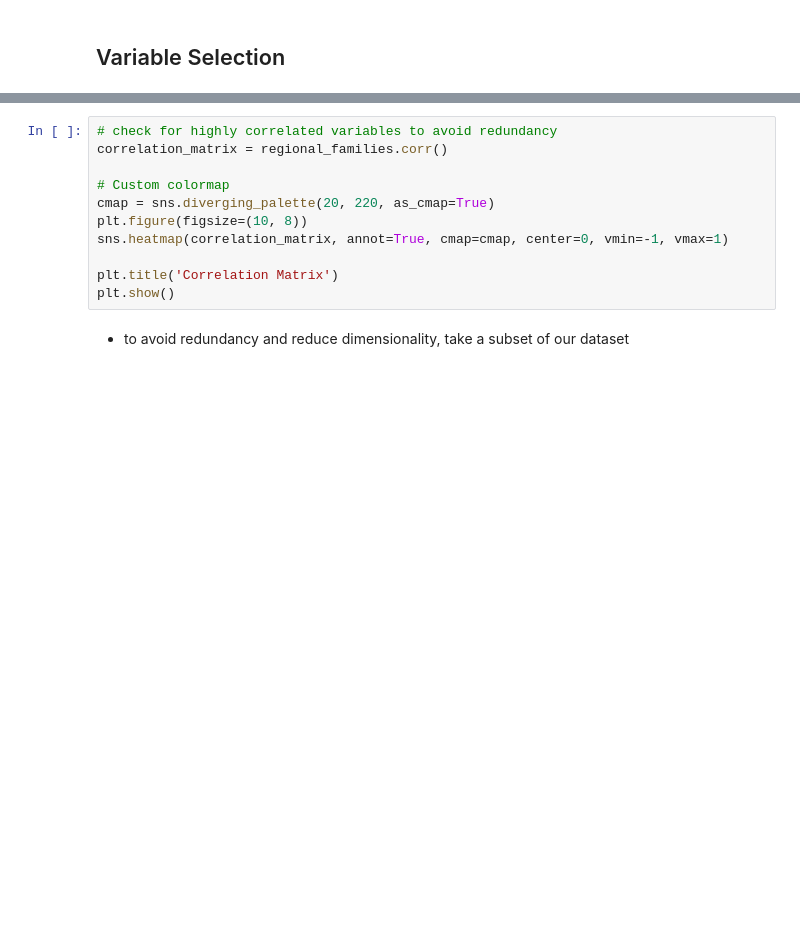
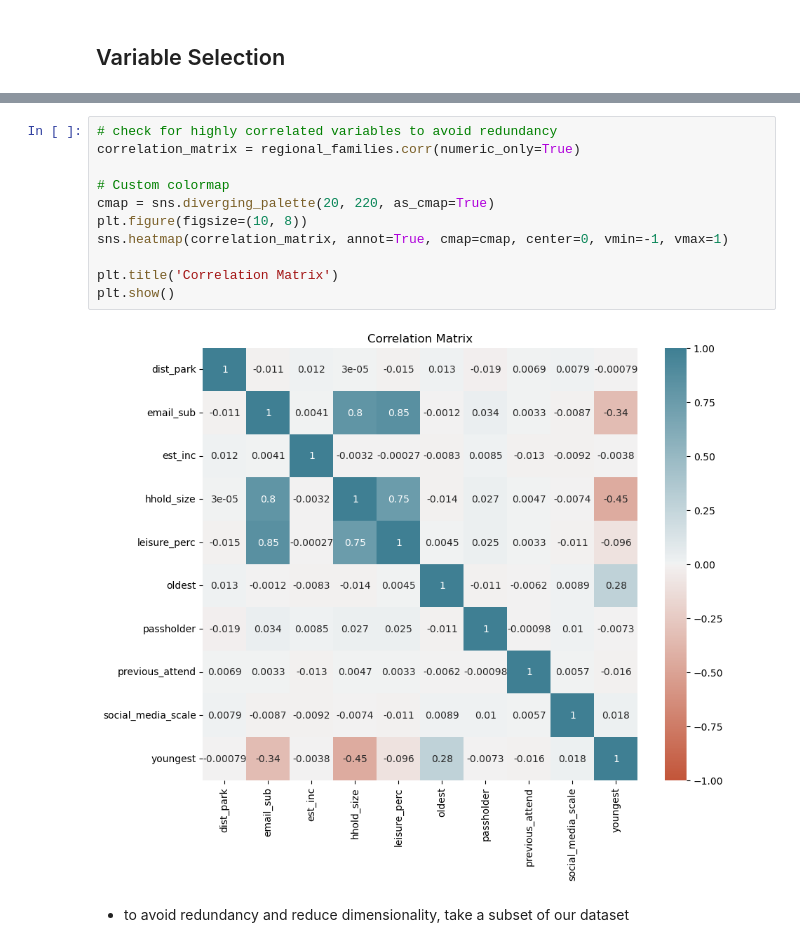
Before and after one commit to dz080/AD654_FinalProject, a Jupyter notebook: SemesterProject_JPD18.ipynb, the cells around one changed output, grey strips where cells are left out. Cells and saved outputs as stored; diff of their text form; blank space fills up the shorter version.

Commit message:
corr edit

```diff
--- a/SemesterProject_JPD18.ipynb
+++ b/SemesterProject_JPD18.ipynb
@@ -262,14 +289,16 @@ regional_families['email_sub'] = regional_families['email_sub'].apply(lambda x:
 # %%
 # check for highly correlated variables to avoid redundancy
-correlation_matrix = regional_families.corr()
+correlation_matrix = regional_families.corr(numeric_only=True)
 
 # Custom colormap
 cmap = sns.diverging_palette(20, 220, as_cmap=True)
 plt.figure(figsize=(10, 8))
 sns.heatmap(correlation_matrix, annot=True, cmap=cmap, center=0, vmin=-1, vmax=1)
 
 plt.title('Correlation Matrix')
 plt.show()
+# %% [output]
+[figure, added]
 # %% [markdown]
 - to avoid redundancy and reduce dimensionality, take a subset of our dataset
 # %%
```
Also changed, not shown: parts of 5 cells of this notebook.
